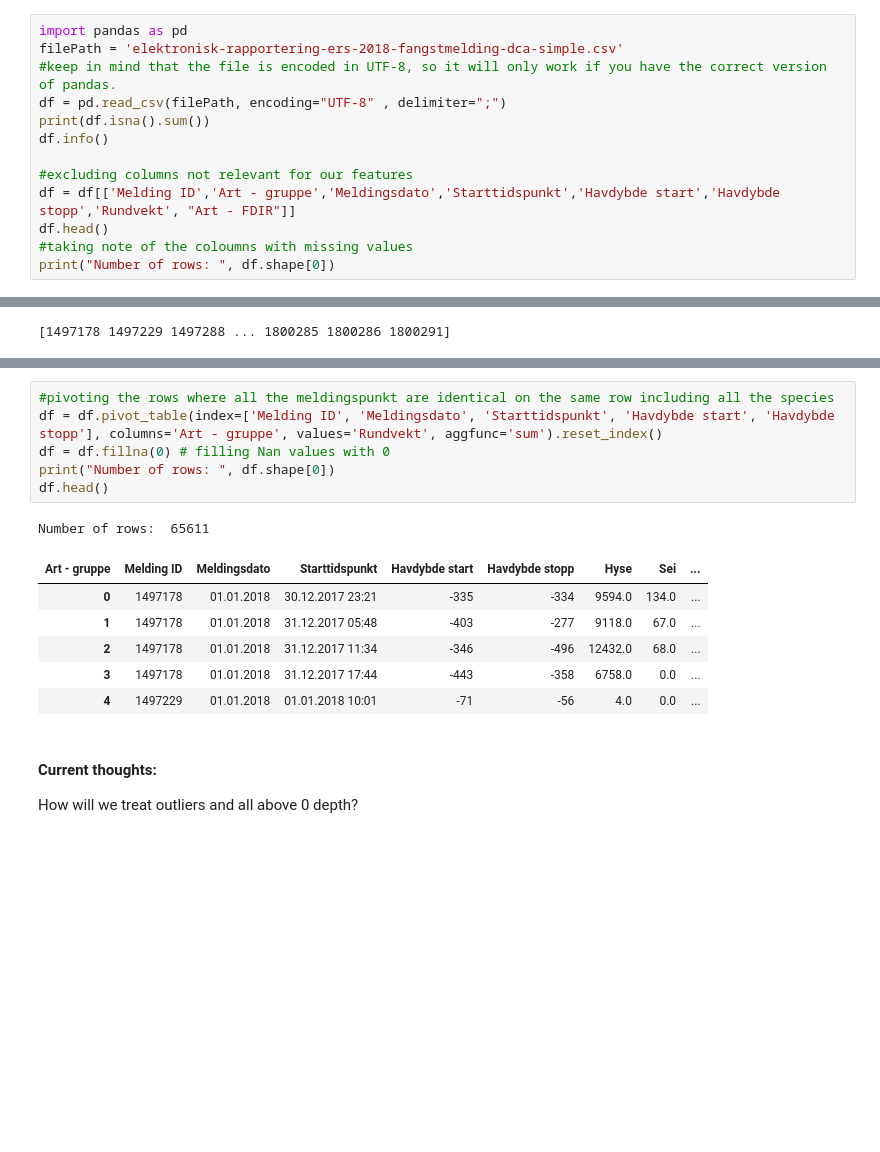
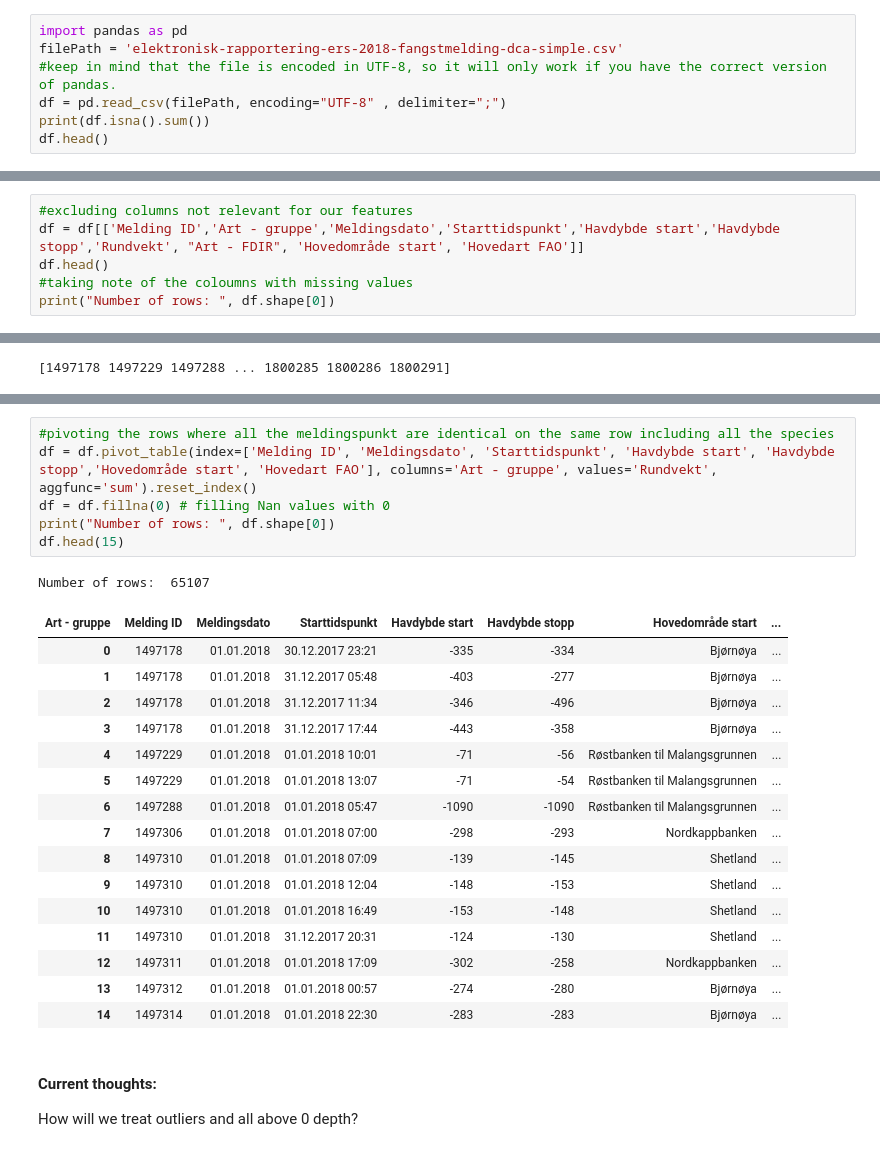
Before and after one commit to Pzorster/INFO284pzor, a Jupyter notebook: project.ipynb, the cells around one changed output, grey strips where cells are left out. Saved outputs shown, nothing was run; the diff lists cells and outputs as text; blank space fills up the shorter version.

```diff
--- a/project.ipynb
+++ b/project.ipynb
@@ -31,13 +31,7 @@ filePath = 'elektronisk-rapportering-ers-2018-fangstmelding-dca-simple.csv'
 #keep in mind that the file is encoded in UTF-8, so it will only work if you have the correct version of pandas.
 df = pd.read_csv(filePath, encoding="UTF-8" , delimiter=";")
 print(df.isna().sum())
-df.info()
-
-#excluding columns not relevant for our features
-df = df[['Melding ID','Art - gruppe','Meldingsdato','Starttidspunkt','Havdybde start','Havdybde stopp','Rundvekt', "Art - FDIR"]]
 df.head()
-#taking note of the coloumns with missing values
-print("Number of rows: ", df.shape[0])
 # %% [output]
 Melding ID                       0
 Meldingstidspunkt                0
@@ -58,0 +60,6 @@ Number of rows:  305434
+# %%
+#excluding columns not relevant for our features
+df = df[['Melding ID','Art - gruppe','Meldingsdato','Starttidspunkt','Havdybde start','Havdybde stopp','Rundvekt', "Art - FDIR", 'Hovedområde start', 'Hovedart FAO']]
+df.head()
+#taking note of the coloumns with missing values
+print("Number of rows: ", df.shape[0])
@@ -263,17 +272,27 @@ sns.scatterplot(x='Havdybde start', y='Havdybde stopp', data=df, hue='Art - grup
 # %%
 #pivoting the rows where all the meldingspunkt are identical on the same row including all the species
-df = df.pivot_table(index=['Melding ID', 'Meldingsdato', 'Starttidspunkt', 'Havdybde start', 'Havdybde stopp'], columns='Art - gruppe', values='Rundvekt', aggfunc='sum').reset_index()
+df = df.pivot_table(index=['Melding ID', 'Meldingsdato', 'Starttidspunkt', 'Havdybde start', 'Havdybde stopp','Hovedområde start', 'Hovedart FAO'], columns='Art - gruppe', values='Rundvekt', aggfunc='sum').reset_index()
 df = df.fillna(0) # filling Nan values with 0
 print("Number of rows: ", df.shape[0])
-df.head()
+df.head(15)
 # %% [output]
-Number of rows:  65611
+Number of rows:  65107
-| Art - gruppe | Melding ID | Meldingsdato | Starttidspunkt | Havdybde start | Havdybde stopp | Hyse | Sei | ... |
-| 0 | 1497178 | 01.01.2018 | 30.12.2017 23:21 | -335 | -334 | 9594.0 | 134.0 | ... |
-| 1 | 1497178 | 01.01.2018 | 31.12.2017 05:48 | -403 | -277 | 9118.0 | 67.0 | ... |
-| 2 | 1497178 | 01.01.2018 | 31.12.2017 11:34 | -346 | -496 | 12432.0 | 68.0 | ... |
-| 3 | 1497178 | 01.01.2018 | 31.12.2017 17:44 | -443 | -358 | 6758.0 | 0.0 | ... |
-| 4 | 1497229 | 01.01.2018 | 01.01.2018 10:01 | -71 | -56 | 4.0 | 0.0 | ... |
+| Art - gruppe | Melding ID | Meldingsdato | Starttidspunkt | Havdybde start | Havdybde stopp | Hovedområde start | ... |
+| 0 | 1497178 | 01.01.2018 | 30.12.2017 23:21 | -335 | -334 | Bjørnøya | ... |
+| 1 | 1497178 | 01.01.2018 | 31.12.2017 05:48 | -403 | -277 | Bjørnøya | ... |
+| 2 | 1497178 | 01.01.2018 | 31.12.2017 11:34 | -346 | -496 | Bjørnøya | ... |
+| 3 | 1497178 | 01.01.2018 | 31.12.2017 17:44 | -443 | -358 | Bjørnøya | ... |
+| 4 | 1497229 | 01.01.2018 | 01.01.2018 10:01 | -71 | -56 | Røstbanken til Malangsgrunnen | ... |
+| 5 | 1497229 | 01.01.2018 | 01.01.2018 13:07 | -71 | -54 | Røstbanken til Malangsgrunnen | ... |
+| 6 | 1497288 | 01.01.2018 | 01.01.2018 05:47 | -1090 | -1090 | Røstbanken til Malangsgrunnen | ... |
+| 7 | 1497306 | 01.01.2018 | 01.01.2018 07:00 | -298 | -293 | Nordkappbanken | ... |
+| 8 | 1497310 | 01.01.2018 | 01.01.2018 07:09 | -139 | -145 | Shetland | ... |
+| 9 | 1497310 | 01.01.2018 | 01.01.2018 12:04 | -148 | -153 | Shetland | ... |
+| 10 | 1497310 | 01.01.2018 | 01.01.2018 16:49 | -153 | -148 | Shetland | ... |
+| 11 | 1497310 | 01.01.2018 | 31.12.2017 20:31 | -124 | -130 | Shetland | ... |
+| 12 | 1497311 | 01.01.2018 | 01.01.2018 17:09 | -302 | -258 | Nordkappbanken | ... |
+| 13 | 1497312 | 01.01.2018 | 01.01.2018 00:57 | -274 | -280 | Bjørnøya | ... |
+| 14 | 1497314 | 01.01.2018 | 01.01.2018 22:30 | -283 | -283 | Bjørnøya | ... |
 # %% [markdown]
 #### Current thoughts:
 How will we treat outliers and all above 0 depth?
```
Also changed, not shown: parts of 14 cells of this notebook.
